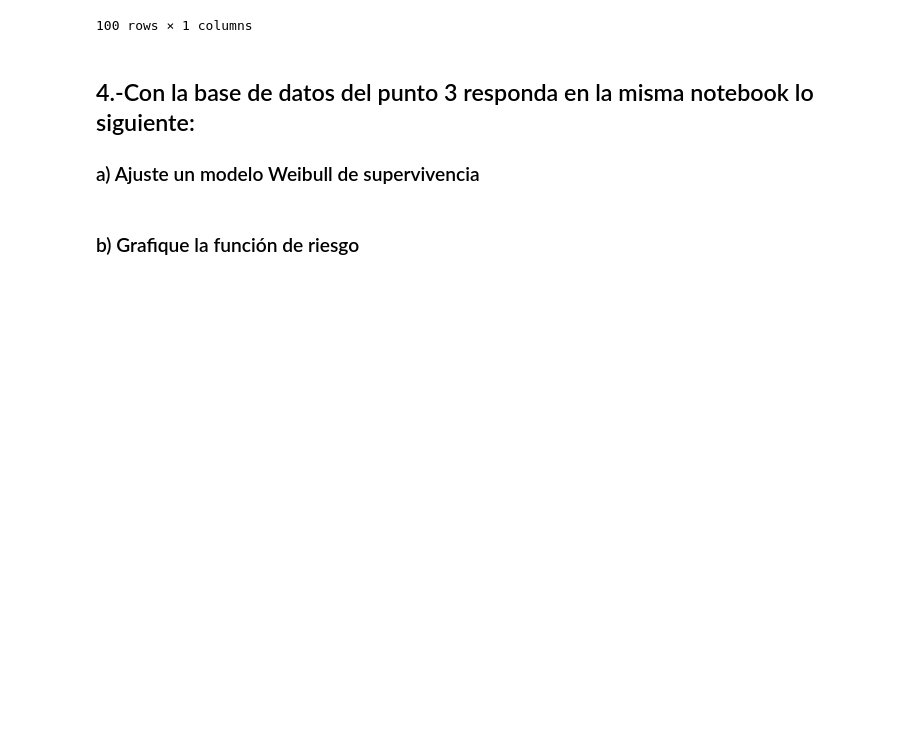
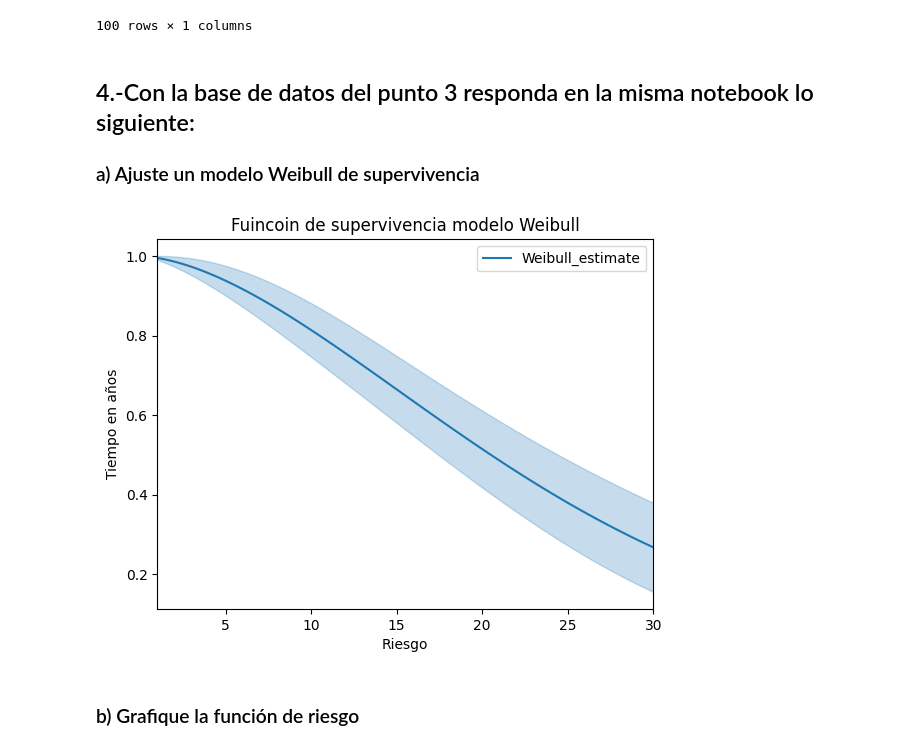
Before and after one commit to SalvadorAlmaguer0/EstadisticaAplicada, a Jupyter notebook: Actividad5_SAO_2076430_EAG41_sep2023.ipynb, the cells around one changed output. Cells and saved outputs as stored; diff of their text form; code cells hidden in the pictures; blank space fills up the shorter version.

```diff
--- a/Actividad5_SAO_2076430_EAG41_sep2023.ipynb
+++ b/Actividad5_SAO_2076430_EAG41_sep2023.ipynb
@@ -71,3 +69,13 @@ modelo_wibll = WeibullFitter().fit(df_quiebra['tiempo'], df_quiebra['quebrar'])
+# %%
+modelo_wibll = WeibullFitter().fit(df_quiebra['tiempo'], df_quiebra['quebrar'])
+modelo_wibll.plot_survival_function()
+plt.title('Fuincoin de supervivencia modelo Weibull')
+plt.xlabel('Riesgo')
+plt.ylabel('Tiempo en años')
+plt.xlim(1,30)
+plt.show()
+# %% [output]
+[figure, added]
 # %% [markdown]
 ### b) Grafique la función de riesgo
 # %%
```
Also changed, not shown: parts of 2 cells of this notebook.
